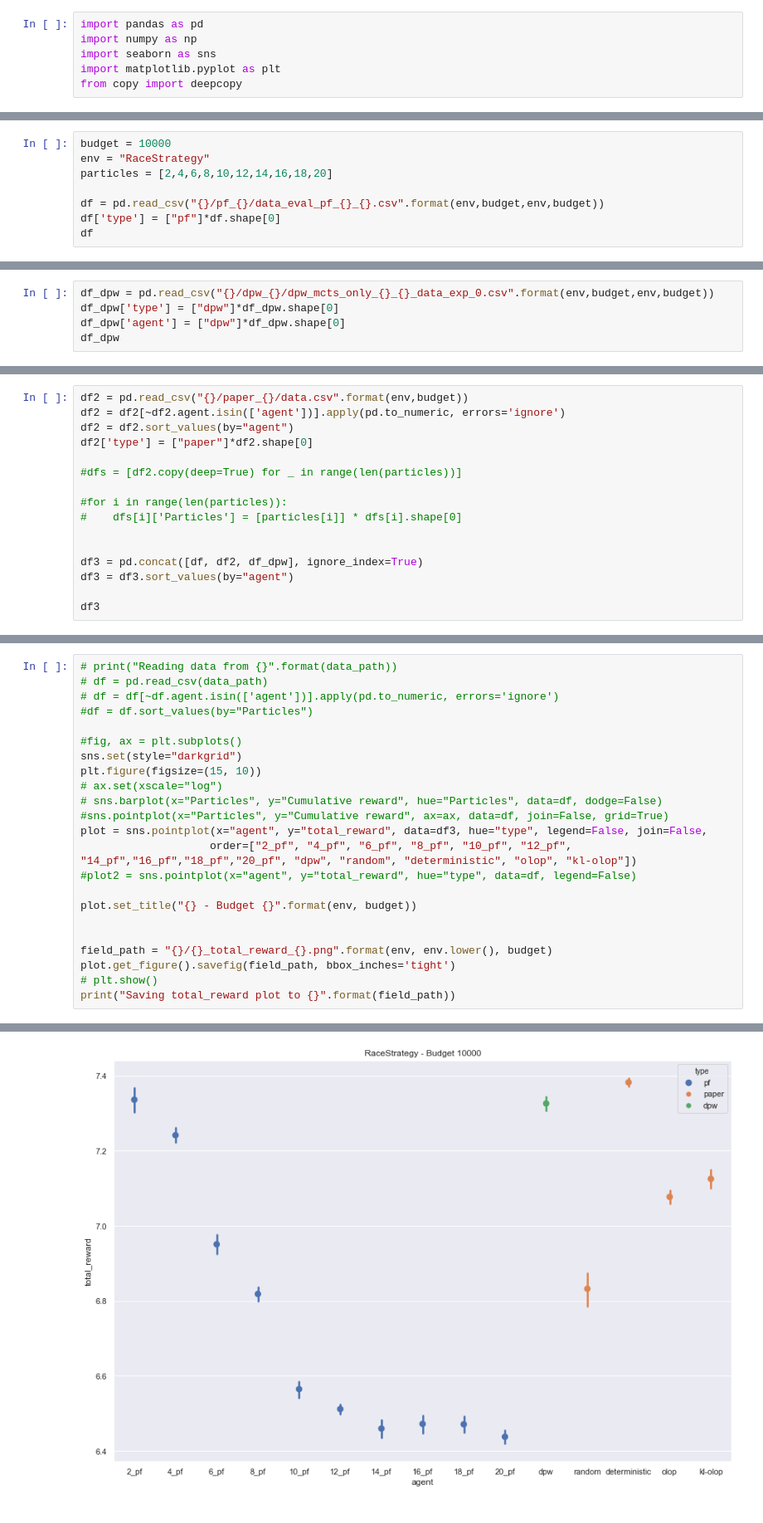
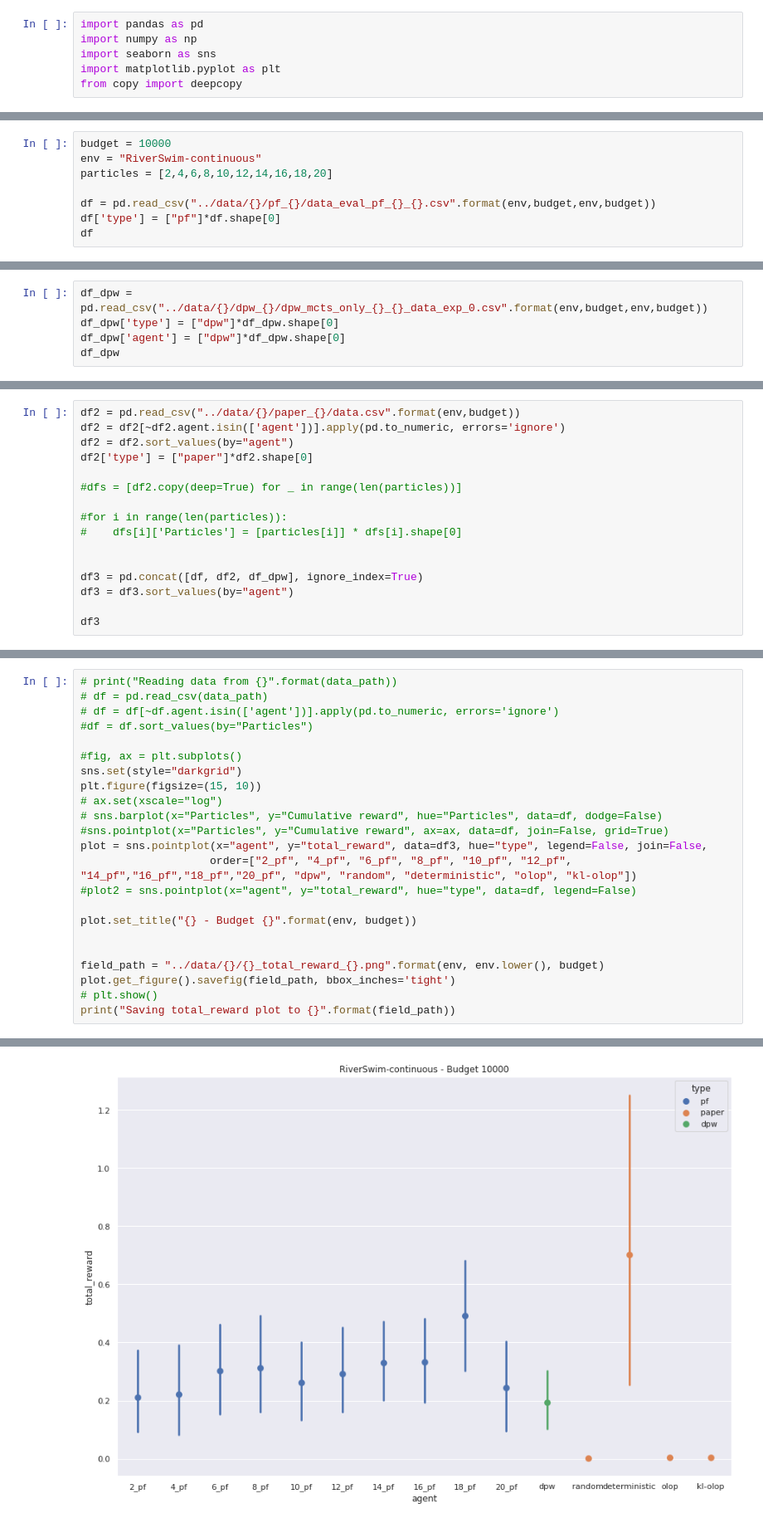
Before and after one commit to amarildolikmeta/alphazero_singleplayer, a Jupyter notebook: notebooks/Plot.ipynb, the cells around one changed output, grey strips where cells are left out. Shown: that part at 83% size. Cells and saved outputs as stored; diff of their text form.

```diff
--- a/notebooks/Plot.ipynb
+++ b/notebooks/Plot.ipynb
@@ -11,9 +11,9 @@ from copy import deepcopy
 # %%
 budget = 10000
-env = "RaceStrategy"
+env = "RiverSwim-continuous"
 particles = [2,4,6,8,10,12,14,16,18,20]
 
-df = pd.read_csv("{}/pf_{}/data_eval_pf_{}_{}.csv".format(env,budget,env,budget))
+df = pd.read_csv("../data/{}/pf_{}/data_eval_pf_{}_{}.csv".format(env,budget,env,budget))
 df['type'] = ["pf"]*df.shape[0]
 df
 # %% [output]
@@ -33,5 +33,5 @@ df
 # %%
-df_dpw = pd.read_csv("{}/dpw_{}/dpw_mcts_only_{}_{}_data_exp_0.csv".format(env,budget,env,budget))
+df_dpw = pd.read_csv("../data/{}/dpw_{}/dpw_mcts_only_{}_{}_data_exp_0.csv".format(env,budget,env,budget))
 df_dpw['type'] = ["dpw"]*df_dpw.shape[0]
 df_dpw['agent'] = ["dpw"]*df_dpw.shape[0]
 df_dpw
@@ -56,5 +52,5 @@ df_dpw
 # %%
-df2 = pd.read_csv("{}/paper_{}/data.csv".format(env,budget))
+df2 = pd.read_csv("../data/{}/paper_{}/data.csv".format(env,budget))
 df2 = df2[~df2.agent.isin(['agent'])].apply(pd.to_numeric, errors='ignore')
 df2 = df2.sort_values(by="agent")
 df2['type'] = ["paper"]*df2.shape[0]
@@ -109,7 +98,7 @@ plot = sns.pointplot(x="agent", y="total_reward", data=df3, hue="type", legend=F
 plot.set_title("{} - Budget {}".format(env, budget))
 
 
-field_path = "{}/{}_total_reward_{}.png".format(env, env.lower(), budget)
+field_path = "../data/{}/{}_total_reward_{}.png".format(env, env.lower(), budget)
 plot.get_figure().savefig(field_path, bbox_inches='tight')
 # plt.show()
 print("Saving total_reward plot to {}".format(field_path))
@@ -118,4 +107,4 @@ Saving total_reward plot to RaceStrategy/racestrategy_total_reward_10000.png
-[figure, old version]
+[figure, new version]
 # %%
 plt.figure(figsize=(15, 10))
 
```
Also changed, not shown: parts of 9 cells of this notebook, 17 other files.
